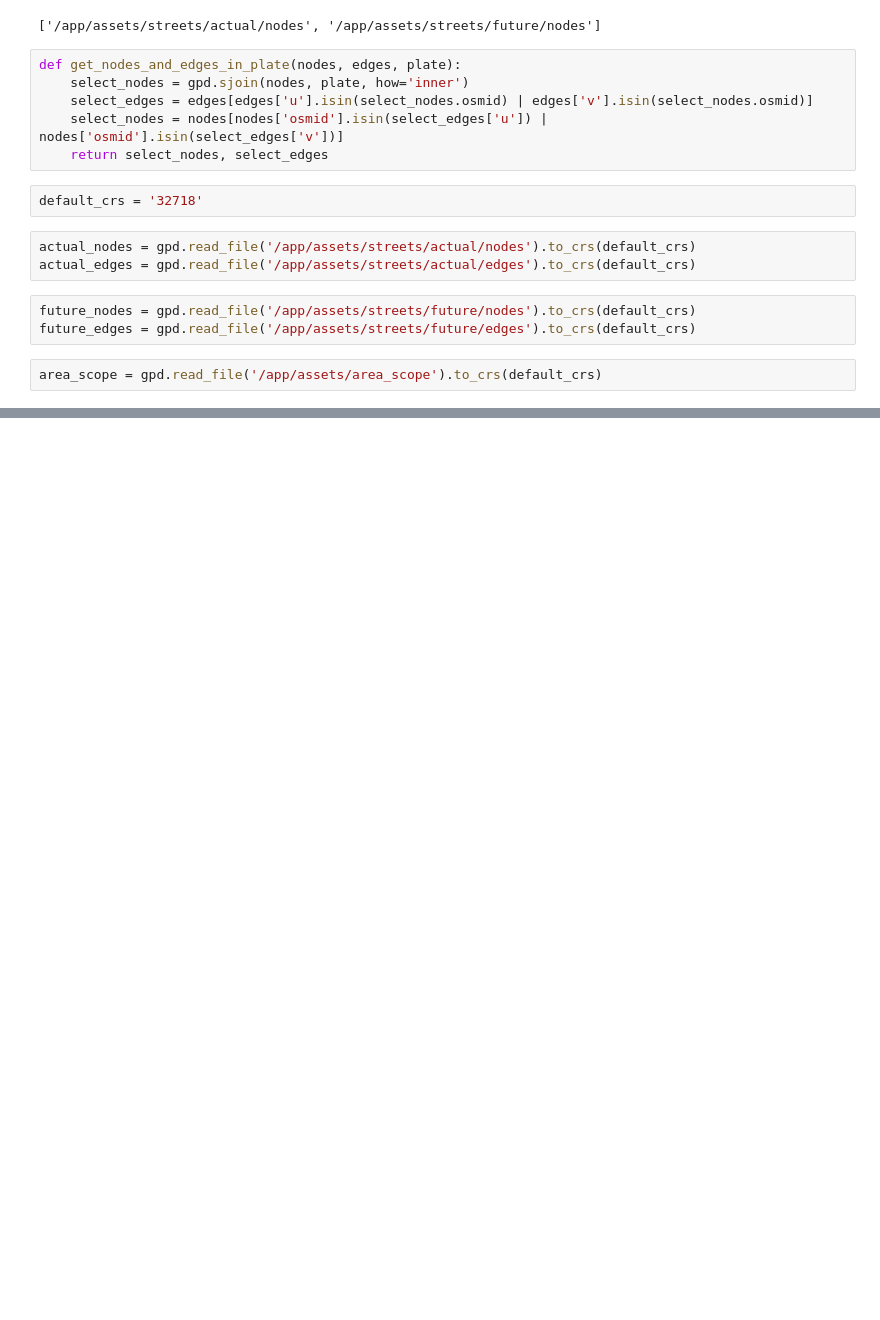
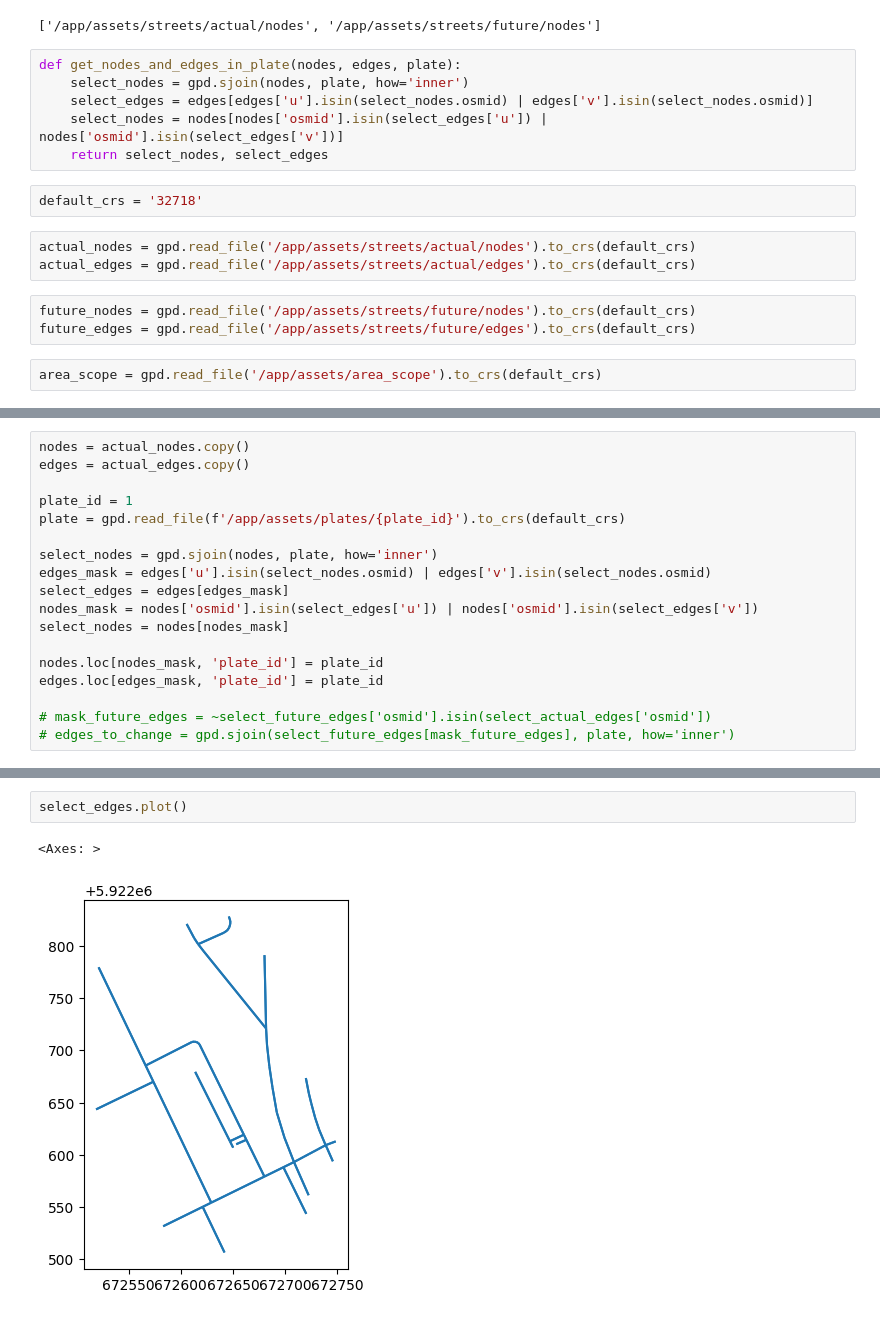
Before and after one commit to diegoalrv/clbb-io, a Jupyter notebook: notebooks/testing.ipynb, the cells around one changed output, grey strips where cells are left out. Drawn from its saved outputs; the diff is of its cells as text; blank space fills up the shorter version.

```diff
--- a/notebooks/testing.ipynb
+++ b/notebooks/testing.ipynb
@@ -38,0 +44,18 @@ area_scope = gpd.read_file('/app/assets/area_scope').to_crs(default_crs)
+# %%
+nodes = actual_nodes.copy()
+edges = actual_edges.copy()
+
+plate_id = 1
+plate = gpd.read_file(f'/app/assets/plates/{plate_id}').to_crs(default_crs)
+
+select_nodes = gpd.sjoin(nodes, plate, how='inner')
+edges_mask = edges['u'].isin(select_nodes.osmid) | edges['v'].isin(select_nodes.osmid)
+select_edges = edges[edges_mask]
+nodes_mask = nodes['osmid'].isin(select_edges['u']) | nodes['osmid'].isin(select_edges['v'])
+select_nodes = nodes[nodes_mask]
+
+nodes.loc[nodes_mask, 'plate_id'] = plate_id
+edges.loc[edges_mask, 'plate_id'] = plate_id
+
+# mask_future_edges = ~select_future_edges['osmid'].isin(select_actual_edges['osmid'])
+# edges_to_change = gpd.sjoin(select_future_edges[mask_future_edges], plate, how='inner')
@@ -39 +76,6 @@ area_scope = gpd.read_file('/app/assets/area_scope').to_crs(default_crs)
+# %%
+select_edges.plot()
+# %% [output]
+<Axes: >
+[figure, added]
 # %%
```
Also changed, not shown: parts of 11 cells of this notebook.
